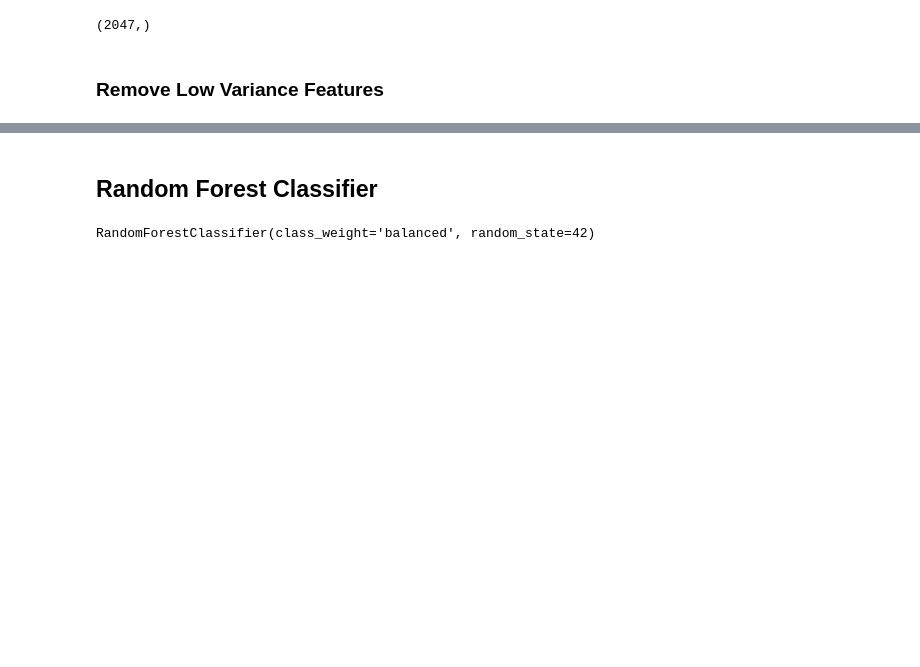
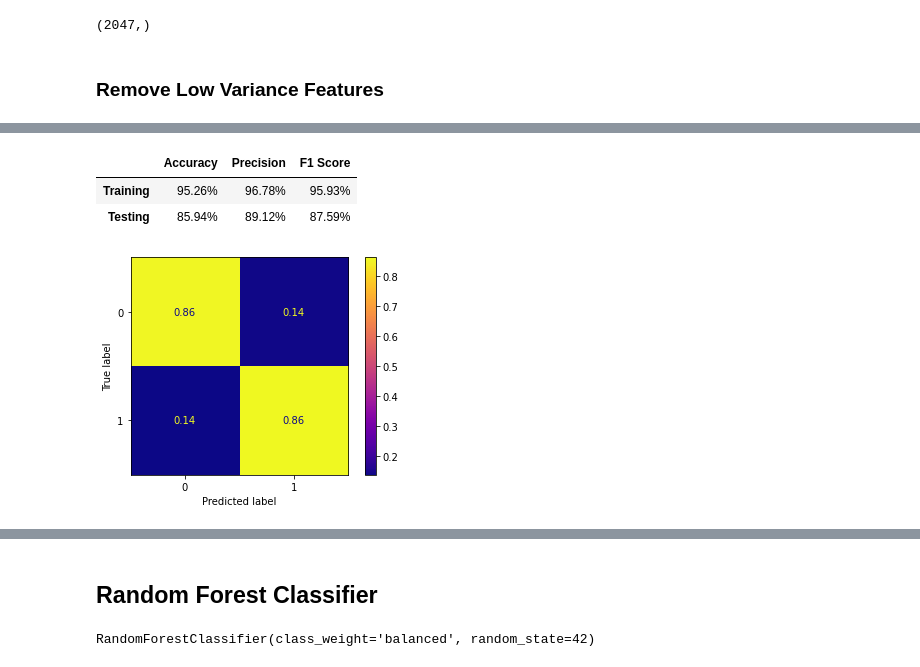
Before and after one commit to brooke57/TKR_FLT3_Drug_Discovery, a Jupyter notebook: Drug_Discovery_Modeling.ipynb, the cells around one changed output, grey strips where cells are left out. Cells and saved outputs as stored; diff of their text form; code cells hidden in the pictures; blank space fills up the shorter version.

```diff
--- a/Drug_Discovery_Modeling.ipynb
+++ b/Drug_Discovery_Modeling.ipynb
@@ -130,0 +183,10 @@ y_tr.shape
+# %%
+# Setting up parameter grid for GridSearchCV
+grid = {'max_depth': [5, 10, 15],
+        'class_weight': ['balanced', None]
+        }
+# %%
+dt2 = DecisionTreeClassifier(random_state=42)
+search = GridSearchCV(dt2, grid, scoring = ['f1', 'precision'], refit='f1')
+# %%
+output = search.fit(X_tr, y_tr)
@@ -130,0 +206,7 @@ y_tr.shape
+# %%
+evaluate(dtc_best_est, X_tr, y_tr, X_te, y_te)
+# %% [output]
+|  | Accuracy | Precision | F1 Score |
+| Training | 95.26% | 96.78% | 95.93% |
+| Testing | 85.94% | 89.12% | 87.59% |
+[figure, added]
```
Also changed, not shown: parts of 25 cells of this notebook.
